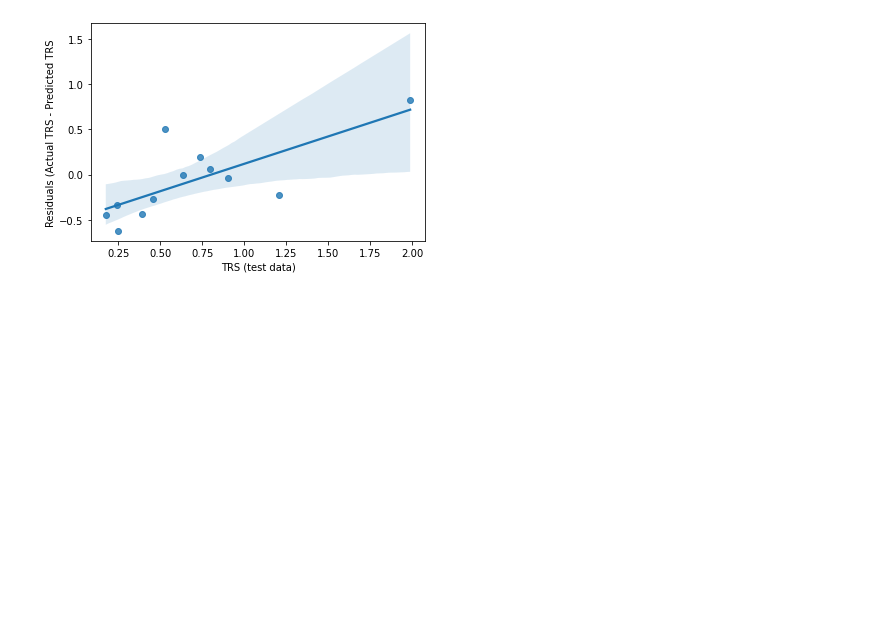
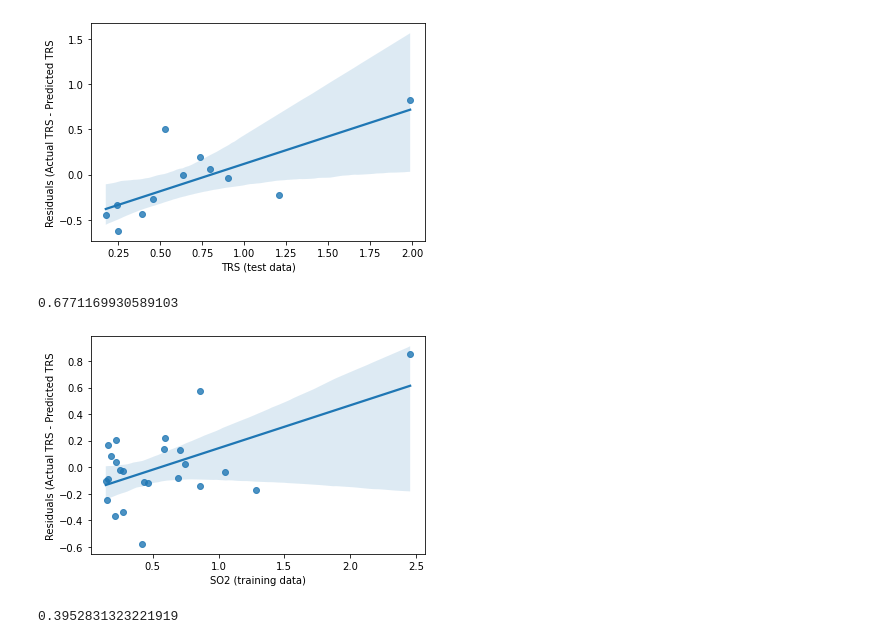
Before and after one commit to mirandadoris/CIV1498_Project2_Pythoneers, a Jupyter notebook: 2-Analysis/Weather_AQ_UOG_Analysis.ipynb, the cells around one changed output. Saved outputs shown, nothing was run; the diff lists cells and outputs as text; code cells hidden in the pictures; blank space fills up the shorter version.

Commit message:
building model

```diff
--- a/2-Analysis/Weather_AQ_UOG_Analysis.ipynb
+++ b/2-Analysis/Weather_AQ_UOG_Analysis.ipynb
@@ -271,3 +271,31 @@ ax.set_ylabel('Residuals (Actual TRS - Predicted TRS')
 plt.show()
 # %% [output]
 [figure]
+# %%
+poly_features = poly.fit_transform(X_train)
+
+poly_reg_model = LinearRegression()
+
+poly_reg_model.fit(poly_features,y_train)
+y_fitted = poly_reg_model.predict(poly_features)
+
+print(r2_score(y_train, y_fitted))
+# %% [output]
+0.6771169930589103
+# %%
+# plot the residuals
+residuals = y_train - y_fitted
+ax = sns.regplot(x=y_train, y=residuals['TRS'])
+ax.set_xlabel('SO2 (training data)')
+ax.set_ylabel('Residuals (Actual TRS - Predicted TRS')
+
+plt.show()
+# %% [output]
+[figure, added]
+# %%
+poly_features = poly.fit_transform(X_test)
+y_fitted = poly_reg_model.predict(poly_features)
+
+print(r2_score(y_test, y_fitted))
+# %% [output]
+0.3952831323221919
```
